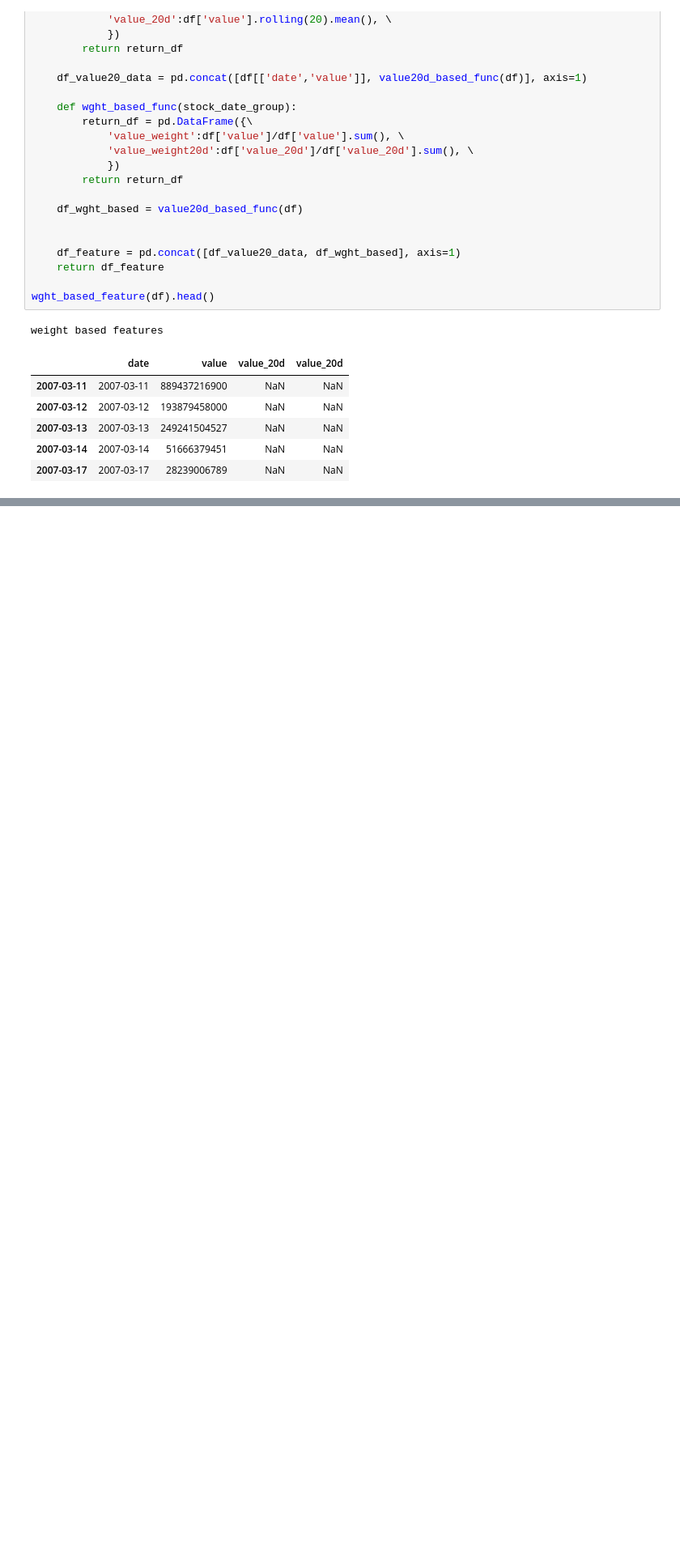
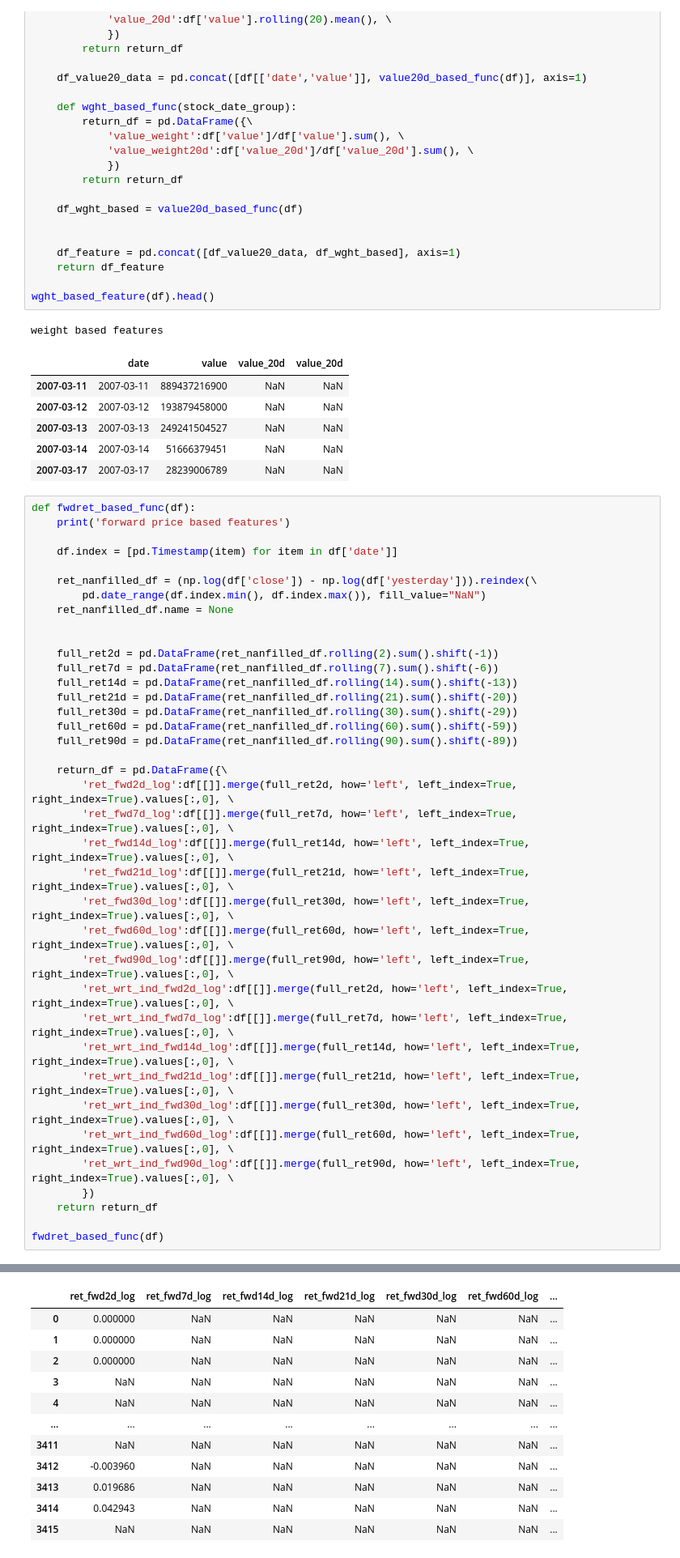
Before and after one commit to Hamtech-ai/InsightiFi, a Jupyter notebook: feature_extraction/DFE.ipynb, the cells around one changed output, grey strips where cells are left out. Shown: that part at 81% size. Saved outputs shown, nothing was run; the diff lists cells and outputs as text; blank space fills up the shorter version.

```diff
--- a/feature_extraction/DFE.ipynb
+++ b/feature_extraction/DFE.ipynb
@@ -162,3 +162,42 @@ weight based features
 | 2007-03-13 | 2007-03-13 | 249241504527 | NaN | NaN |
 | 2007-03-14 | 2007-03-14 | 51666379451 | NaN | NaN |
 | 2007-03-17 | 2007-03-17 | 28239006789 | NaN | NaN |
+# %%
+def fwdret_based_func(df):
+    print('forward price based features')
+
+    df.index = [pd.Timestamp(item) for item in df['date']]
+
+    ret_nanfilled_df = (np.log(df['close']) - np.log(df['yesterday'])).reindex(\
+        pd.date_range(df.index.min(), df.index.max()), fill_value="NaN")
+    ret_nanfilled_df.name = None
+
+
+    full_ret2d = pd.DataFrame(ret_nanfilled_df.rolling(2).sum().shift(-1))
+    full_ret7d = pd.DataFrame(ret_nanfilled_df.rolling(7).sum().shift(-6))
+    full_ret14d = pd.DataFrame(ret_nanfilled_df.rolling(14).sum().shift(-13))
+    full_ret21d = pd.DataFrame(ret_nanfilled_df.rolling(21).sum().shift(-20))
+    full_ret30d = pd.DataFrame(ret_nanfilled_df.rolling(30).sum().shift(-29))
+    full_ret60d = pd.DataFrame(ret_nanfilled_df.rolling(60).sum().shift(-59))
+    full_ret90d = pd.DataFrame(ret_nanfilled_df.rolling(90).sum().shift(-89))
+
+    return_df = pd.DataFrame({\
+        'ret_fwd2d_log':df[[]].merge(full_ret2d, how='left', left_index=True, right_index=True).values[:,0], \
+        'ret_fwd7d_log':df[[]].merge(full_ret7d, how='left', left_index=True, right_index=True).values[:,0], \
+        'ret_fwd14d_log':df[[]].merge(full_ret14d, how='left', left_index=True, right_index=True).values[:,0], \
+        'ret_fwd21d_log':df[[]].merge(full_ret21d, how='left', left_index=True, right_index=True).values[:,0], \
+        'ret_fwd30d_log':df[[]].merge(full_ret30d, how='left', left_index=True, right_index=True).values[:,0], \
+        'ret_fwd60d_log':df[[]].merge(full_ret60d, how='left', left_index=True, right_index=True).values[:,0], \
+        'ret_fwd90d_log':df[[]].merge(full_ret90d, how='left', left_index=True, right_index=True).values[:,0], \
+        'ret_wrt_ind_fwd2d_log':df[[]].merge(full_ret2d, how='left', left_index=True, right_index=True).values[:,0], \
+        'ret_wrt_ind_fwd7d_log':df[[]].merge(full_ret7d, how='left', left_index=True, right_index=True).values[:,0], \
+        'ret_wrt_ind_fwd14d_log':df[[]].merge(full_ret14d, how='left', left_index=True, right_index=True).values[:,0], \
+        'ret_wrt_ind_fwd21d_log':df[[]].merge(full_ret21d, how='left', left_index=True, right_index=True).values[:,0], \
+        'ret_wrt_ind_fwd30d_log':df[[]].merge(full_ret30d, how='left', left_index=True, right_index=True).values[:,0], \
+        'ret_wrt_ind_fwd60d_log':df[[]].merge(full_ret60d, how='left', left_index=True, right_index=True).values[:,0], \
+        'ret_wrt_ind_fwd90d_log':df[[]].merge(full_ret90d, how='left', left_index=True, right_index=True).values[:,0], \
+        })
+    return return_df
+
+fwdret_based_func(df)
+# %% [output]
@@ -164,0 +205,12 @@ weight based features
+|  | ret_fwd2d_log | ret_fwd7d_log | ret_fwd14d_log | ret_fwd21d_log | ret_fwd30d_log | ret_fwd60d_log | ... |
+| 0 | 0.000000 | NaN | NaN | NaN | NaN | NaN | ... |
+| 1 | 0.000000 | NaN | NaN | NaN | NaN | NaN | ... |
+| 2 | 0.000000 | NaN | NaN | NaN | NaN | NaN | ... |
+| 3 | NaN | NaN | NaN | NaN | NaN | NaN | ... |
+| 4 | NaN | NaN | NaN | NaN | NaN | NaN | ... |
+| ... | ... | ... | ... | ... | ... | ... | ... |
+| 3411 | NaN | NaN | NaN | NaN | NaN | NaN | ... |
+| 3412 | -0.003960 | NaN | NaN | NaN | NaN | NaN | ... |
+| 3413 | 0.019686 | NaN | NaN | NaN | NaN | NaN | ... |
+| 3414 | 0.042943 | NaN | NaN | NaN | NaN | NaN | ... |
+| 3415 | NaN | NaN | NaN | NaN | NaN | NaN | ... |
```
Also changed, not shown: parts of 1 cell of this notebook, 1 other file.
